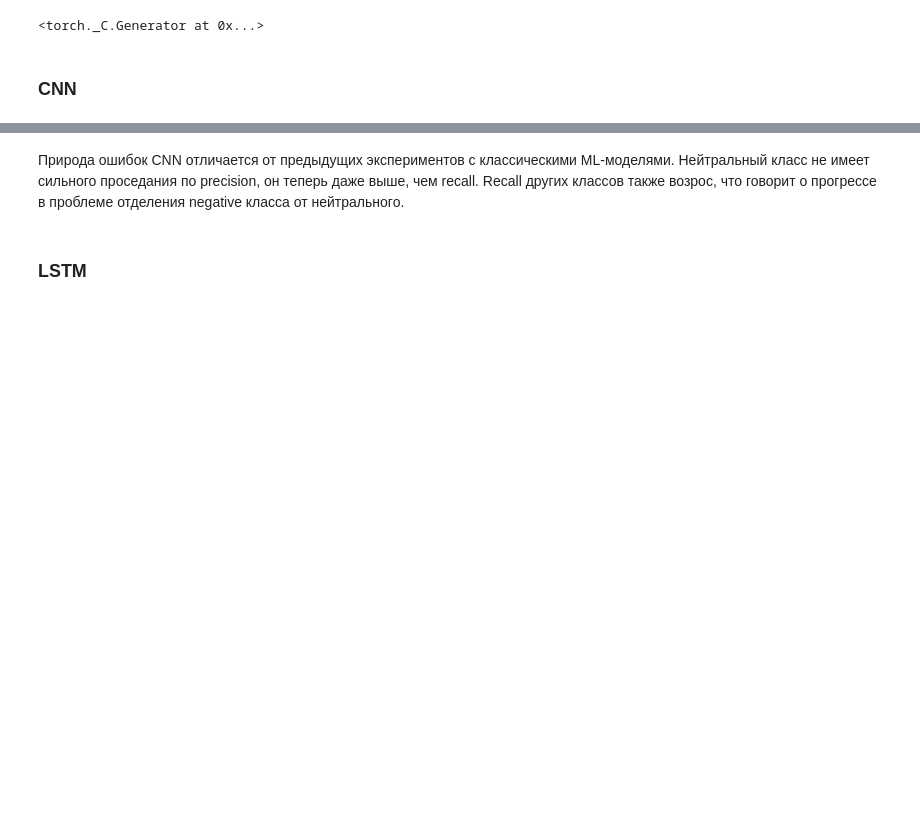
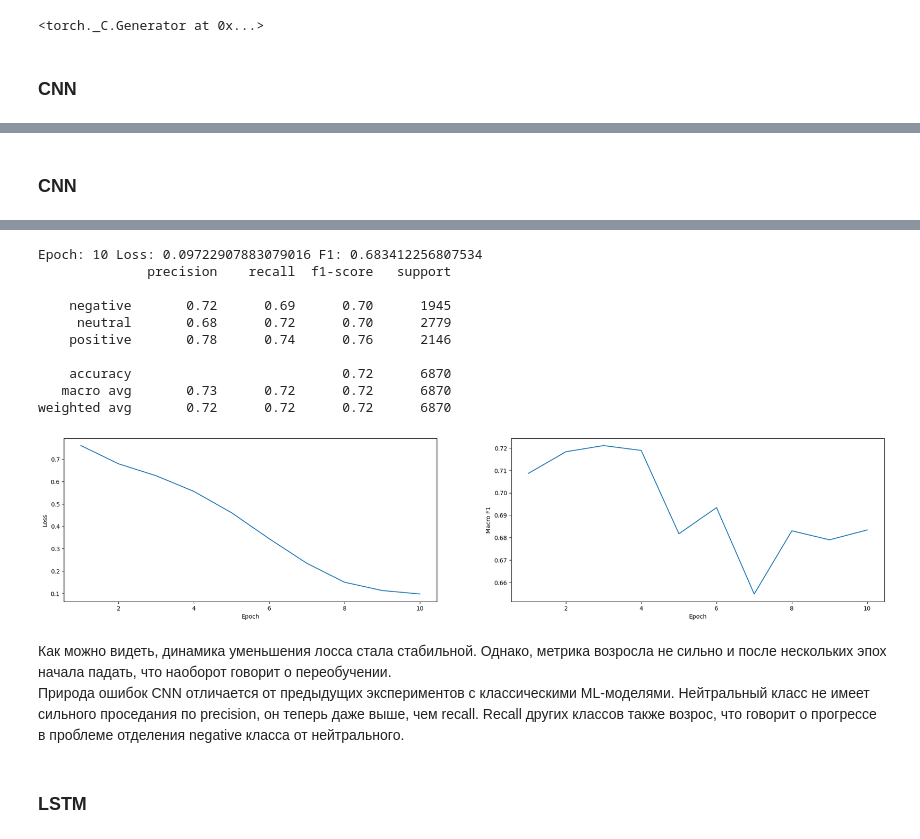
Before and after one commit to AlexSidDev/NLP_HW1, a Jupyter notebook: HW1.ipynb, the cells around one changed output, grey strips where cells are left out. Saved outputs shown, nothing was run; the diff lists cells and outputs as text; code cells hidden in the pictures; blank space fills up the shorter version.

```diff
--- a/HW1.ipynb
+++ b/HW1.ipynb
@@ -567,0 +681,11 @@ NameError: name 'test_y' is not defined
+# %% [markdown]
+### CNN
+# %%
+model = MyCNN(300, 96, 3).to(device)
+
+optim = AdamW(model.parameters(), lr=lr, weight_decay=weight_decay)
+
+scheduler = CosineAnnealingLR(optim, num_steps, min_lr)
+
+train(model, epochs, optim, 'cnn', train_dataloader, val_dataloader, class_names, scheduler, device)
+# %% [output]
@@ -568,4 +701,16 @@ NameError: name 'test_y' is not defined
+Epoch: 10 Loss: 0.09722907883079016 F1: 0.683412256807534
+              precision    recall  f1-score   support
+
+    negative       0.72      0.69      0.70      1945
+     neutral       0.68      0.72      0.70      2779
+    positive       0.78      0.74      0.76      2146
+
+    accuracy                           0.72      6870
+   macro avg       0.73      0.72      0.72      6870
+weighted avg       0.72      0.72      0.72      6870
+[figure, added]
 # %% [markdown]
+Как можно видеть, динамика уменьшения лосса стала стабильной. Однако, метрика возросла не сильно и после нескольких эпох начала падать, что наоборот говорит о переобучении.
 Природа ошибок CNN отличается от предыдущих экспериментов с классическими ML-моделями. Нейтральный класс не имеет сильного проседания по precision, он теперь даже выше, чем recall. Recall других классов также возрос, что говорит о прогрессе в проблеме отделения negative класса от нейтрального.
 # %% [markdown]
 ### LSTM
```
Also changed, not shown: parts of 29 cells of this notebook, 3 other files.
